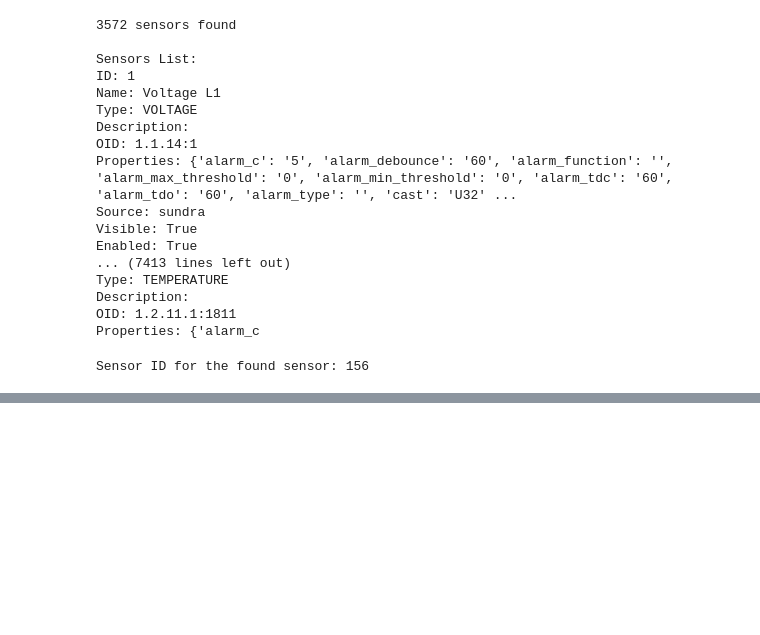
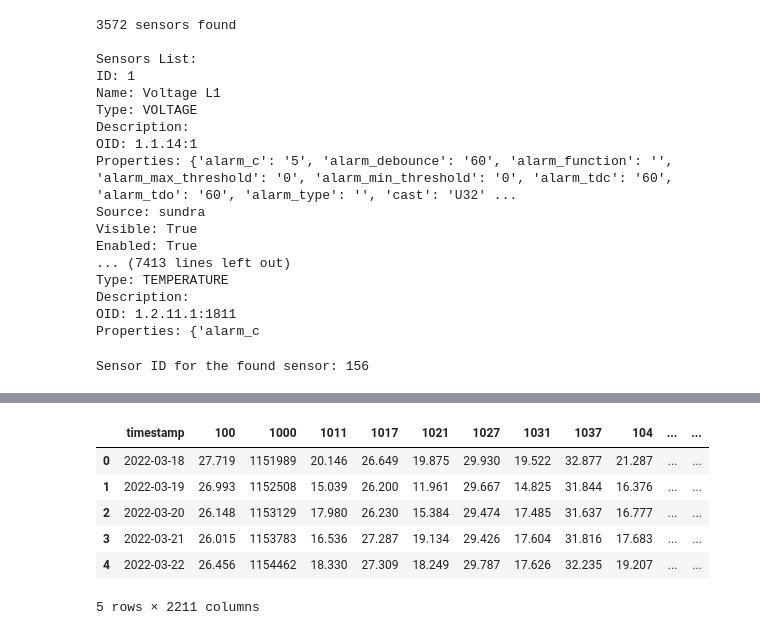
Before and after one commit to cmrafatg/auto-ml_Preprocessing, a Jupyter notebook: P1130.ipynb, the cells around one changed output, grey strips where cells are left out. Drawn from its saved outputs; the diff is of its cells as text; code cells hidden in the pictures; blank space fills up the shorter version.

```diff
--- a/P1130.ipynb
+++ b/P1130.ipynb
@@ -679,2 +851,15 @@ df.set_index("timestamp", inplace=True)
 # %%
 df.to_csv(f"data_{PLANT_CODE}_{RESOLUTION}.csv")
+# %%
+import pandas as pd
+df = pd.read_csv('data_P1130_2.csv')
+# %%
+df.head()
+# %% [output]
+|  | timestamp | 100 | 1000 | 1011 | 1017 | 1021 | 1027 | 1031 | 1037 | 104 | ... | ... |
+| 0 | 2022-03-18 | 27.719 | 1151989 | 20.146 | 26.649 | 19.875 | 29.930 | 19.522 | 32.877 | 21.287 | ... | ... |
+| 1 | 2022-03-19 | 26.993 | 1152508 | 15.039 | 26.200 | 11.961 | 29.667 | 14.825 | 31.844 | 16.376 | ... | ... |
+| 2 | 2022-03-20 | 26.148 | 1153129 | 17.980 | 26.230 | 15.384 | 29.474 | 17.485 | 31.637 | 16.777 | ... | ... |
+| 3 | 2022-03-21 | 26.015 | 1153783 | 16.536 | 27.287 | 19.134 | 29.426 | 17.604 | 31.816 | 17.683 | ... | ... |
+| 4 | 2022-03-22 | 26.456 | 1154462 | 18.330 | 27.309 | 18.249 | 29.787 | 17.626 | 32.235 | 19.207 | ... | ... |
+5 rows × 2211 columns
```
Also changed, not shown: parts of 8 cells of this notebook, 4 other files.
